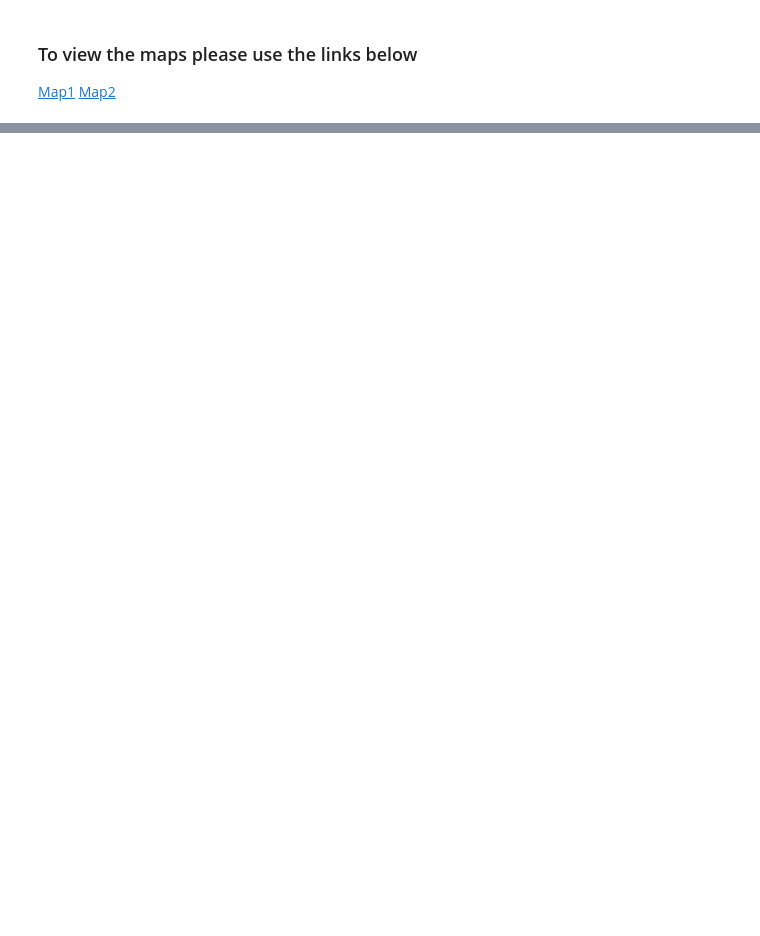
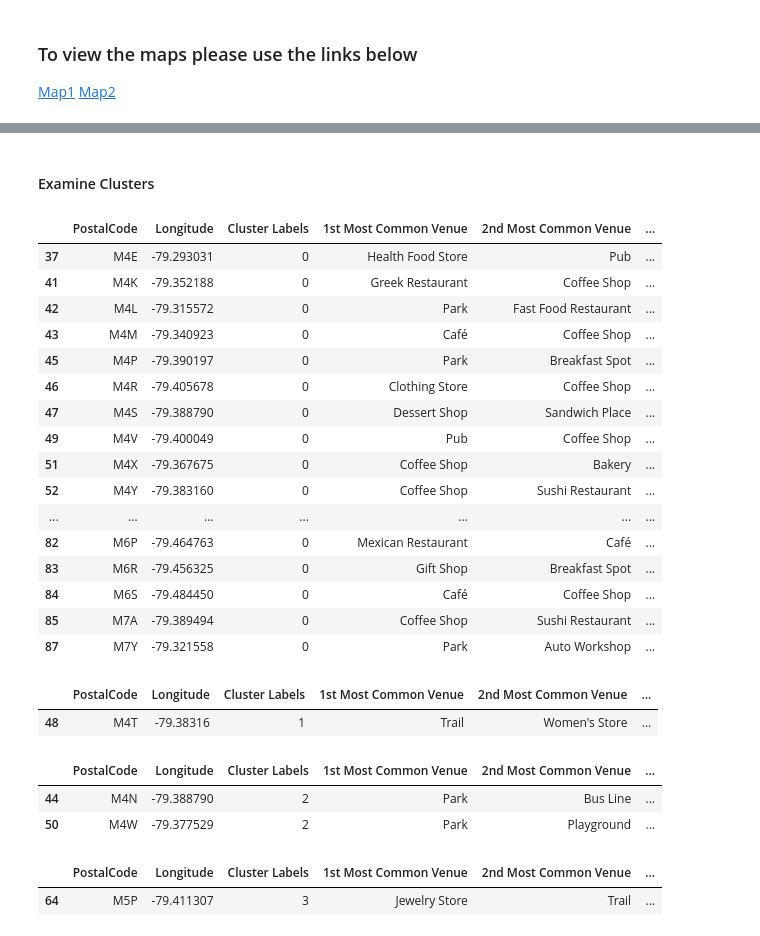
Before and after one commit to pranaylohkare/CourseraCapstoneProject, a Jupyter notebook: TorontoNeighborhood.ipynb, the cells around one changed output, grey strips where cells are left out. Saved outputs shown, nothing was run; the diff lists cells and outputs as text; code cells hidden in the pictures; blank space fills up the shorter version.

Commit message:
Detailed analysis using Foursquare data

```diff
--- a/TorontoNeighborhood.ipynb
+++ b/TorontoNeighborhood.ipynb
@@ -214,0 +376,12 @@ map_clusters
+# %%
+# one hot encoding
+t_onehot = pd.get_dummies(t_venues[['Venue Category']], prefix="", prefix_sep="")
+
+# add neighborhood column back to dataframe
+t_onehot['Neighborhood'] = t_venues['Neighborhood']
+
+# move neighborhood column to the first column
+fixed_columns = [t_onehot.columns[-1]] + list(t_onehot.columns[:-1])
+t_onehot = t_onehot[fixed_columns]
+
+t_onehot.head()
@@ -214,0 +395,3 @@ map_clusters
+# %%
+t_grouped = t_onehot.groupby('Neighborhood').mean().reset_index()
+t_grouped.head()
@@ -214,0 +442,11 @@ map_clusters
+# %%
+# set number of clusters
+kclusters = 5
+
+t_grouped_clustering = t_grouped.drop('Neighborhood', 1)
+
+# run k-means clustering
+kmeans = KMeans(n_clusters=kclusters, random_state=0).fit(t_grouped_clustering)
+
+# check cluster labels generated for each row in the dataframe
+kmeans.labels_[0:10]
@@ -214,0 +455,10 @@ map_clusters
+# %%
+# add clustering labels
+neighborhoods_venues_sorted.insert(0, 'Cluster Labels', kmeans.labels_)
+
+t_merged = df2
+
+# merge toronto_grouped with toronto_data to add latitude/longitude for each neighborhood
+t_merged = t_merged.join(neighborhoods_venues_sorted.set_index('Neighborhood'), on='Neighborhood')
+
+t_merged.head() # check the last columns!
@@ -214,0 +502,42 @@ map_clusters
+# %% [markdown]
+<h4>Examine Clusters</h4>
+# %%
+#Cluseter 0
+t_merged.loc[t_merged['Cluster Labels'] == 0, t_merged.columns[[1] + list(range(5, t_merged.shape[1]))]]
+# %% [output]
+|  | PostalCode | Longitude | Cluster Labels | 1st Most Common Venue | 2nd Most Common Venue | ... |
+| 37 | M4E | -79.293031 | 0 | Health Food Store | Pub | ... |
+| 41 | M4K | -79.352188 | 0 | Greek Restaurant | Coffee Shop | ... |
+| 42 | M4L | -79.315572 | 0 | Park | Fast Food Restaurant | ... |
+| 43 | M4M | -79.340923 | 0 | Café | Coffee Shop | ... |
+| 45 | M4P | -79.390197 | 0 | Park | Breakfast Spot | ... |
+| 46 | M4R | -79.405678 | 0 | Clothing Store | Coffee Shop | ... |
+| 47 | M4S | -79.388790 | 0 | Dessert Shop | Sandwich Place | ... |
+| 49 | M4V | -79.400049 | 0 | Pub | Coffee Shop | ... |
+| 51 | M4X | -79.367675 | 0 | Coffee Shop | Bakery | ... |
+| 52 | M4Y | -79.383160 | 0 | Coffee Shop | Sushi Restaurant | ... |
+| ... | ... | ... | ... | ... | ... | ... |
+| 82 | M6P | -79.464763 | 0 | Mexican Restaurant | Café | ... |
+| 83 | M6R | -79.456325 | 0 | Gift Shop | Breakfast Spot | ... |
+| 84 | M6S | -79.484450 | 0 | Café | Coffee Shop | ... |
+| 85 | M7A | -79.389494 | 0 | Coffee Shop | Sushi Restaurant | ... |
+| 87 | M7Y | -79.321558 | 0 | Park | Auto Workshop | ... |
+# %%
+#Cluseter 1
+t_merged.loc[t_merged['Cluster Labels'] == 1, t_merged.columns[[1] + list(range(5, t_merged.shape[1]))]]
+# %% [output]
+|  | PostalCode | Longitude | Cluster Labels | 1st Most Common Venue | 2nd Most Common Venue | ... |
+| 48 | M4T | -79.38316 | 1 | Trail | Women's Store | ... |
+# %%
+#Cluseter 2
+t_merged.loc[t_merged['Cluster Labels'] == 2, t_merged.columns[[1] + list(range(5, t_merged.shape[1]))]]
+# %% [output]
+|  | PostalCode | Longitude | Cluster Labels | 1st Most Common Venue | 2nd Most Common Venue | ... |
+| 44 | M4N | -79.388790 | 2 | Park | Bus Line | ... |
+| 50 | M4W | -79.377529 | 2 | Park | Playground | ... |
+# %%
+#Cluseter 3
+t_merged.loc[t_merged['Cluster Labels'] == 3, t_merged.columns[[1] + list(range(5, t_merged.shape[1]))]]
+# %% [output]
+|  | PostalCode | Longitude | Cluster Labels | 1st Most Common Venue | 2nd Most Common Venue | ... |
+| 64 | M5P | -79.411307 | 3 | Jewelry Store | Trail | ... |
```
Also changed, not shown: parts of 25 cells of this notebook.
